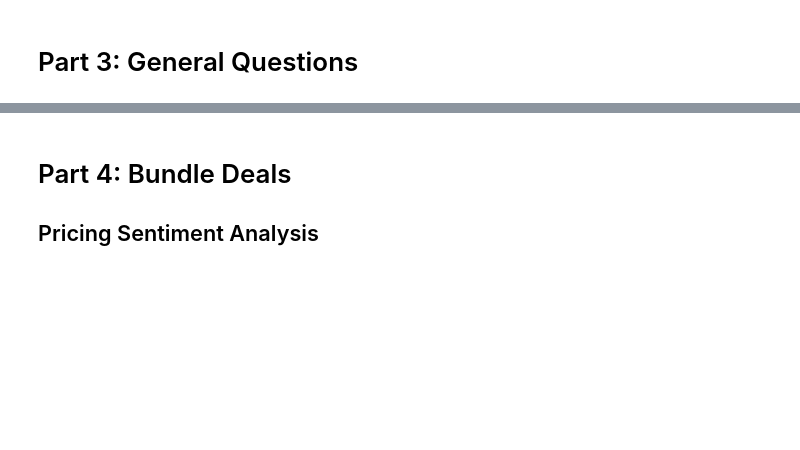
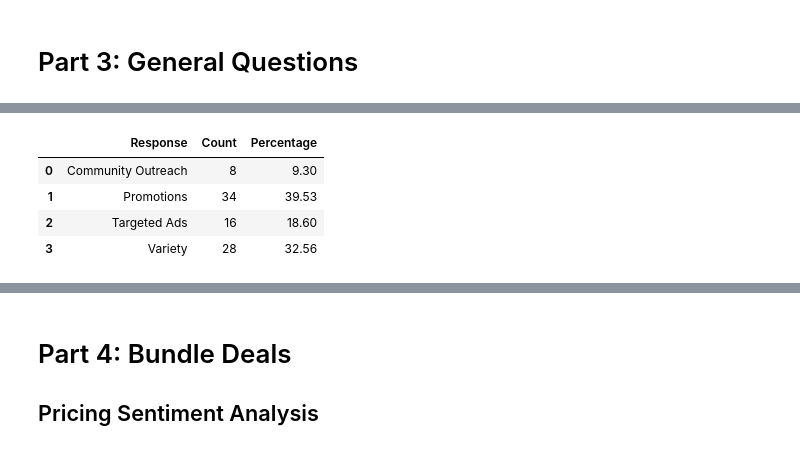
Before and after one commit to Elijah-Andrae56/MKTG_390_Survey_Analysis, a Jupyter notebook: mktg_390.ipynb, the cells around one changed output, grey strips where cells are left out. Cells and saved outputs as stored; diff of their text form; code cells hidden in the pictures; blank space fills up the shorter version.

```diff
--- a/mktg_390.ipynb
+++ b/mktg_390.ipynb
@@ -148,3 +148,18 @@ plt.show()
+# %%
+q3_group = (
+    q3_results.groupby('Response')
+    .size()
+    .reset_index()
+    .rename(columns={0: 'Count'}))
+total = sum(q3_group['Count'])
+q3_group['Percentage'] = (q3_group['Count'] / total * 100).round(2)
+q3_group
+# %% [output]
+|  | Response | Count | Percentage |
+| 0 | Community Outreach | 8 | 9.30 |
+| 1 | Promotions | 34 | 39.53 |
+| 2 | Targeted Ads | 16 | 18.60 |
+| 3 | Variety | 28 | 32.56 |
 # %%
 question_4 = pd.Categorical(survey_data['Q4_1'], categories=categories, ordered=True)
 sns.histplot(question_4)
```
Also changed, not shown: parts of 16 cells of this notebook.
